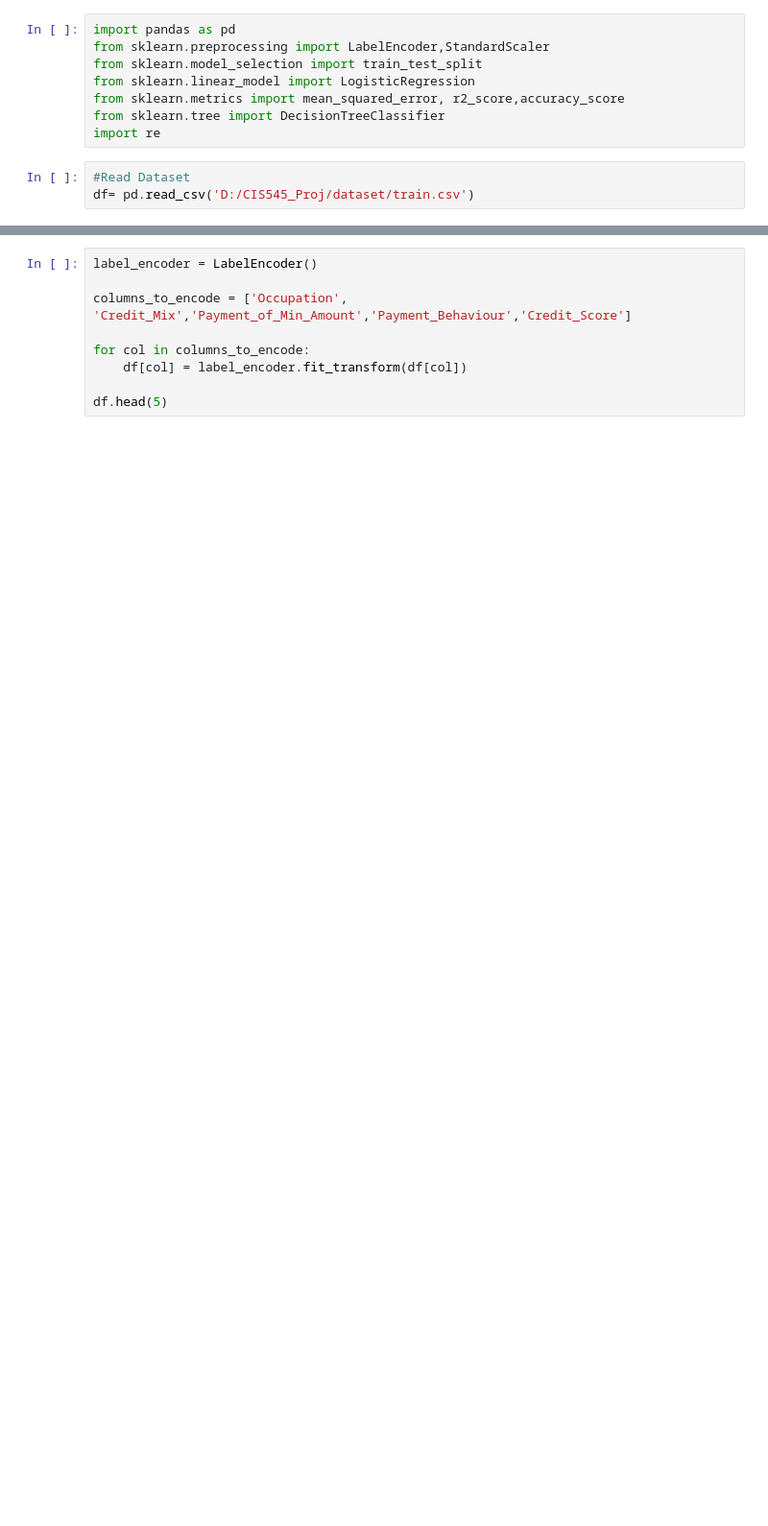
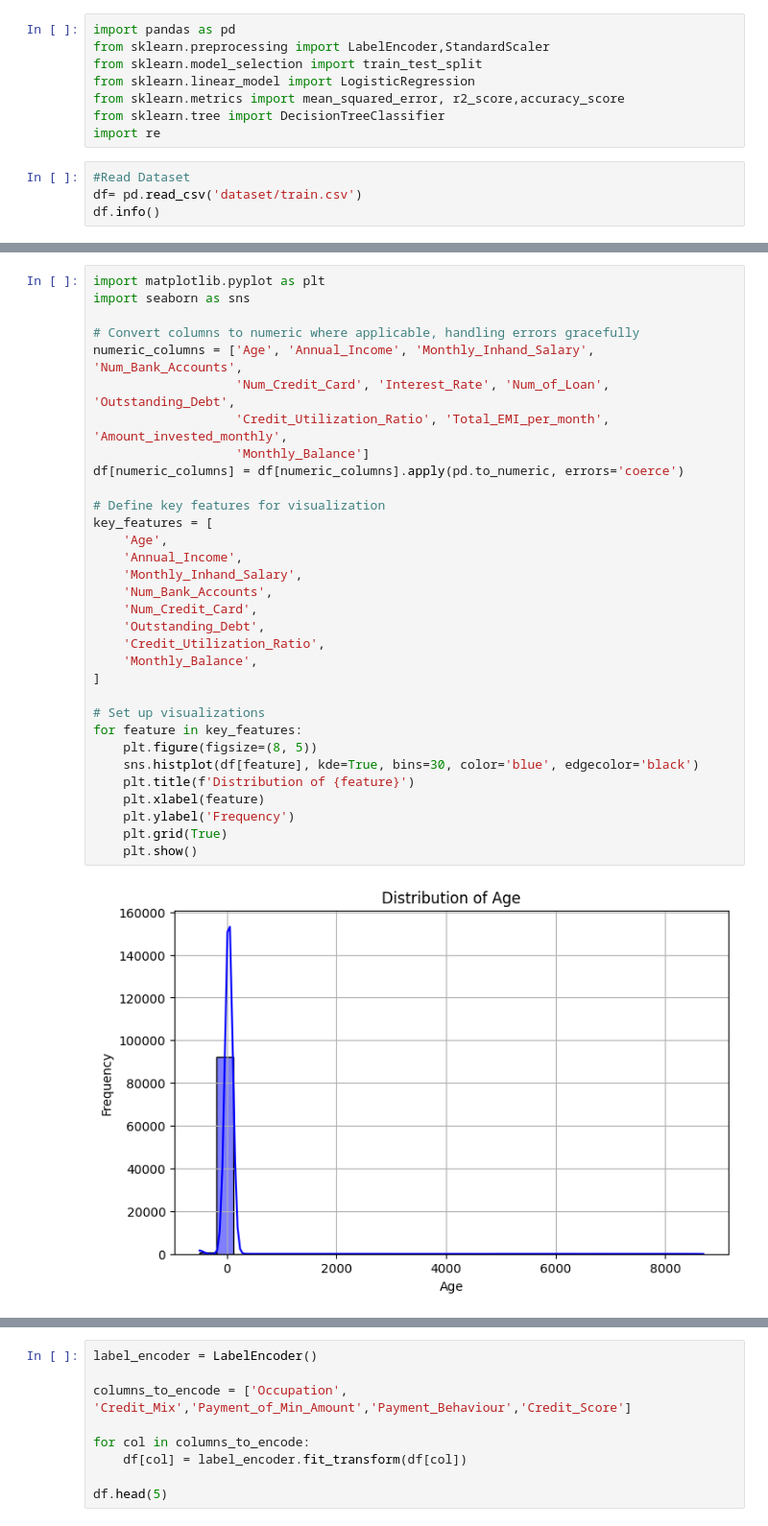
Before and after one commit to jjj1ff/CIS545_Proj, a Jupyter notebook: credict.ipynb, the cells around one changed output, grey strips where cells are left out. Shown at 96% size. Cells and saved outputs as stored; diff of their text form; blank space fills up the shorter version.

```diff
--- a/credict.ipynb
+++ b/credict.ipynb
@@ -8,4 +10,5 @@ from sklearn.tree import DecisionTreeClassifier
 import re
 # %%
 #Read Dataset
-df= pd.read_csv('D:/CIS545_Proj/dataset/train.csv')
+df= pd.read_csv('dataset/train.csv')
+df.info()
@@ -11,0 +43,34 @@ df= pd.read_csv('D:/CIS545_Proj/dataset/train.csv')
+# %%
+import matplotlib.pyplot as plt
+import seaborn as sns
+
+# Convert columns to numeric where applicable, handling errors gracefully
+numeric_columns = ['Age', 'Annual_Income', 'Monthly_Inhand_Salary', 'Num_Bank_Accounts',
+                   'Num_Credit_Card', 'Interest_Rate', 'Num_of_Loan', 'Outstanding_Debt',
+                   'Credit_Utilization_Ratio', 'Total_EMI_per_month', 'Amount_invested_monthly',
+                   'Monthly_Balance']
+df[numeric_columns] = df[numeric_columns].apply(pd.to_numeric, errors='coerce')
+
+# Define key features for visualization
+key_features = [
+    'Age',
+    'Annual_Income',
+    'Monthly_Inhand_Salary',
+    'Num_Bank_Accounts',
+    'Num_Credit_Card',
+    'Outstanding_Debt',
+    'Credit_Utilization_Ratio',
+    'Monthly_Balance',
+]
+
+# Set up visualizations
+for feature in key_features:
+    plt.figure(figsize=(8, 5))
+    sns.histplot(df[feature], kde=True, bins=30, color='blue', edgecolor='black')
+    plt.title(f'Distribution of {feature}')
+    plt.xlabel(feature)
+    plt.ylabel('Frequency')
+    plt.grid(True)
+    plt.show()
+# %% [output]
+[figure, added]
```
Also changed, not shown: parts of 8 cells of this notebook, 5 other files.
